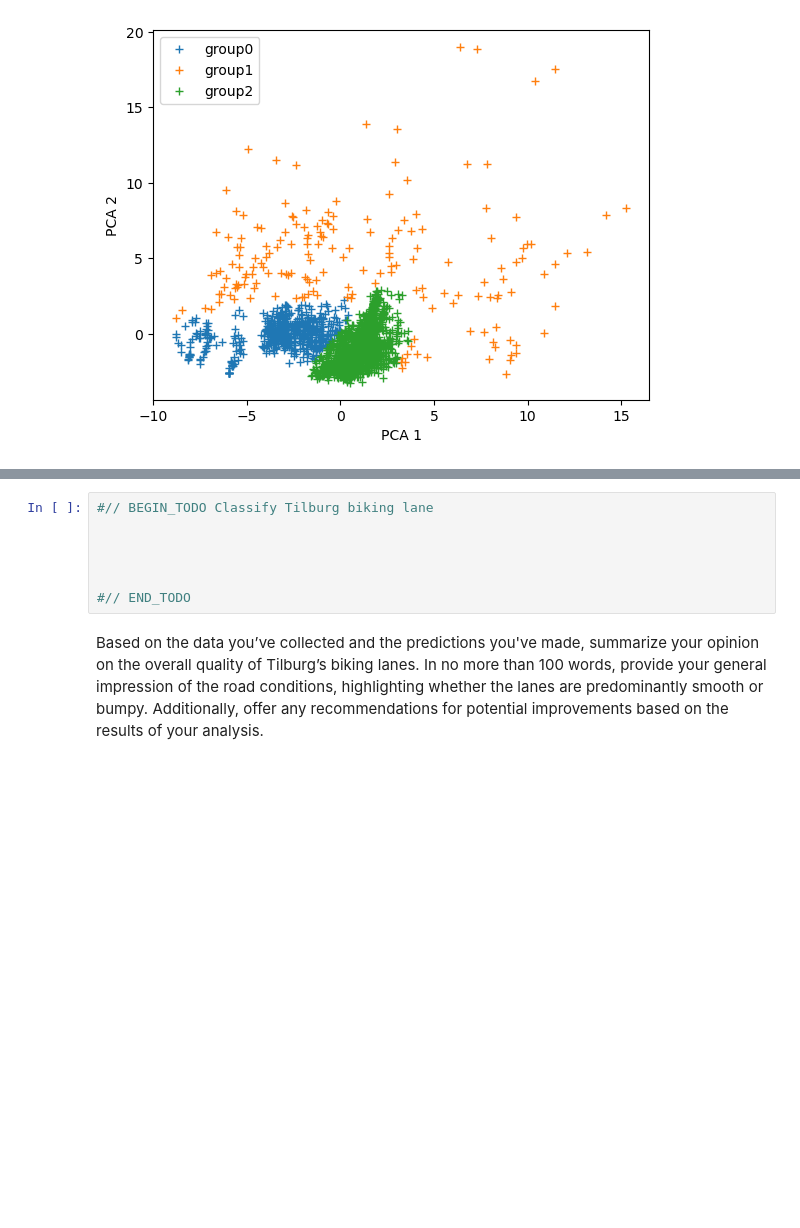
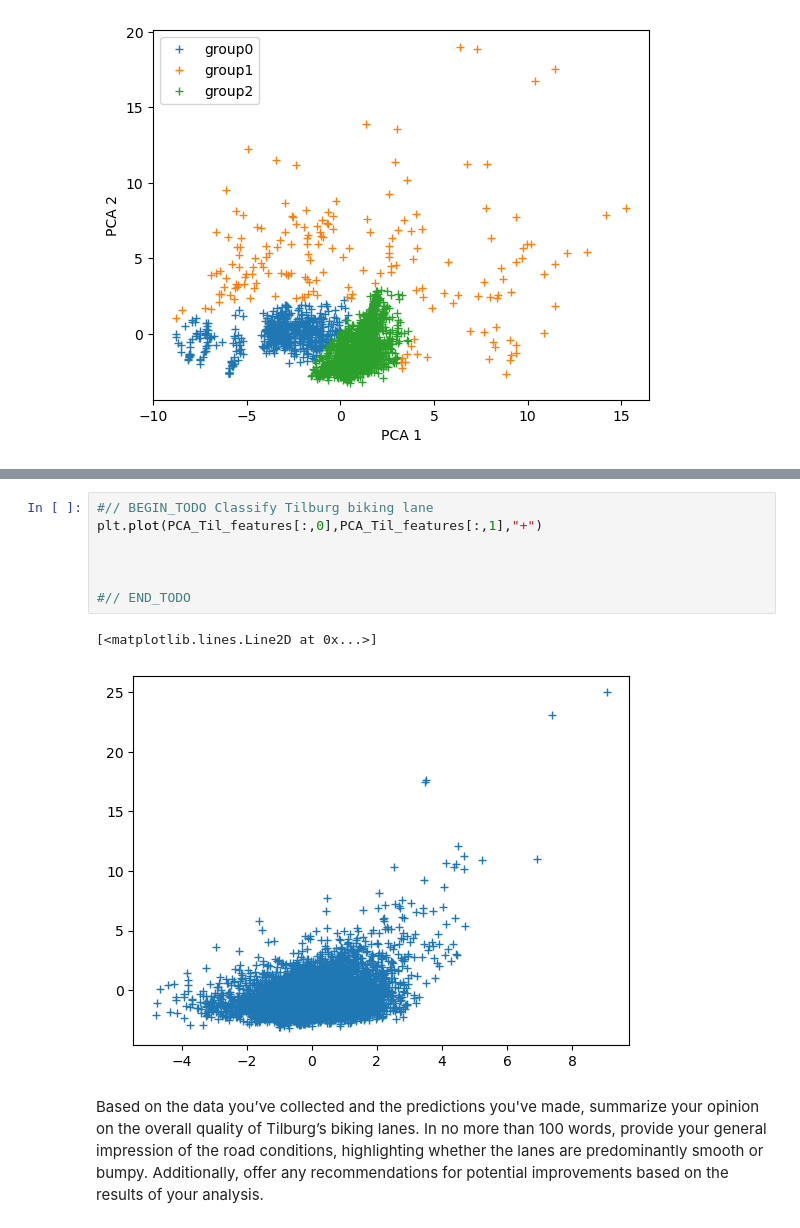
Before and after one commit to fbouwman01/Assignment-1b-data-analysis-for-bumpy-lane-detection, a Jupyter notebook: Template_1b.ipynb, the cells around one changed output, grey strips where cells are left out. Cells and saved outputs as stored; diff of their text form; blank space fills up the shorter version.

```diff
--- a/Template_1b.ipynb
+++ b/Template_1b.ipynb
@@ -808,10 +894,13 @@ plot_GMM_eig(smooth_pca,gamma_sm)
 # %%
 #// BEGIN_TODO Classify Tilburg biking lane
-
+plt.plot(PCA_Til_features[:,0],PCA_Til_features[:,1],"+")
 
 
 
 #// END_TODO
+# %% [output]
+[<matplotlib.lines.Line2D at 0x...>]
+[figure, added]
 # %% [markdown]
 Based on the data you’ve collected and the predictions you've made, summarize your opinion on the overall quality of Tilburg’s biking lanes. In no more than 100 words, provide your general impression of the road conditions, highlighting whether the lanes are predominantly smooth or bumpy. Additionally, offer any recommendations for potential improvements based on the results of your analysis.
 # %%
```
Also changed, not shown: parts of 2 cells of this notebook.
